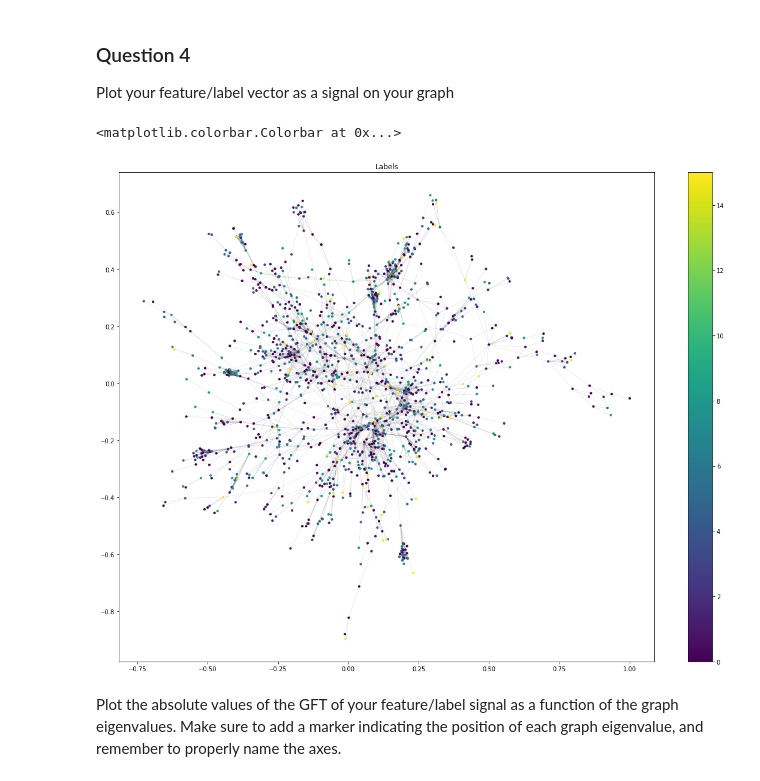
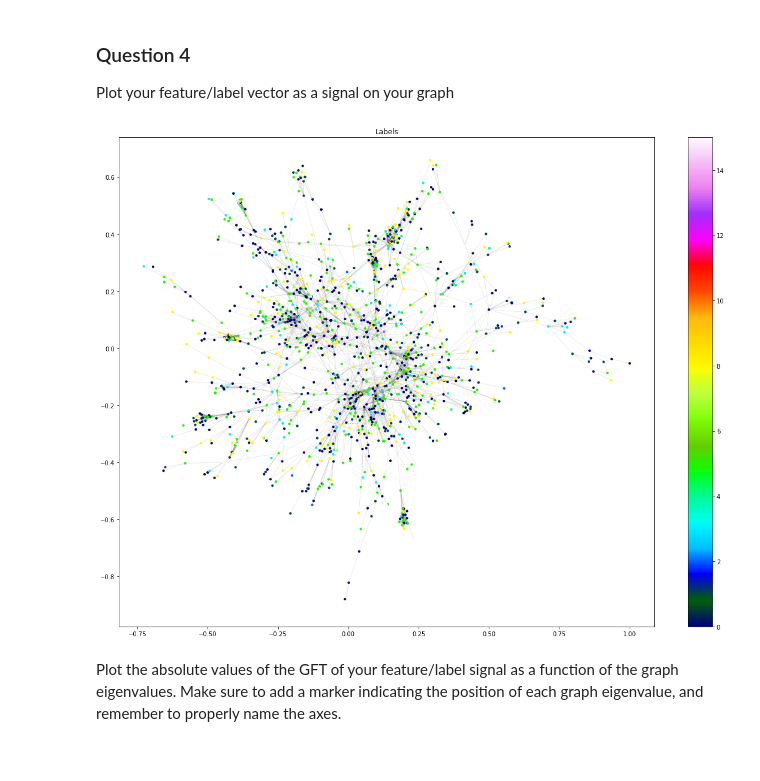
Before and after one commit to swouf/ntds_IMDb_team4, a Jupyter notebook: 4_graph_signal_processing.ipynb, the cells around one changed output. Cells and saved outputs as stored; diff of their text form; code cells hidden in the pictures.

```diff
--- a/4_graph_signal_processing.ipynb
+++ b/4_graph_signal_processing.ipynb
@@ -360,12 +360,11 @@ True
 Plot your feature/label vector as a signal on your graph
 # %%
 plt.figure(figsize=(20, 15))
-im=nx.draw_networkx_nodes(graph, coords_spring, node_size=10, node_color=labels, colormap='tab20')
+im=nx.draw_networkx_nodes(graph, coords_spring, node_size=10, node_color=labels, cmap='gist_ncar')
 nx.draw_networkx_edges(graph, coords_spring, alpha=0.1, width=0.7)
 plt.title('Labels')
-plt.colorbar(im)
+plt.colorbar(im);
 # %% [output]
-<matplotlib.colorbar.Colorbar at 0x...>
-[figure, old version]
+[figure, new version]
 # %% [markdown]
 Plot the absolute values of the GFT of your feature/label signal as a function of the graph eigenvalues. Make sure to add a marker indicating the position of each graph eigenvalue, and remember to properly name the axes.
```
Also changed, not shown: parts of 4 cells of this notebook.
